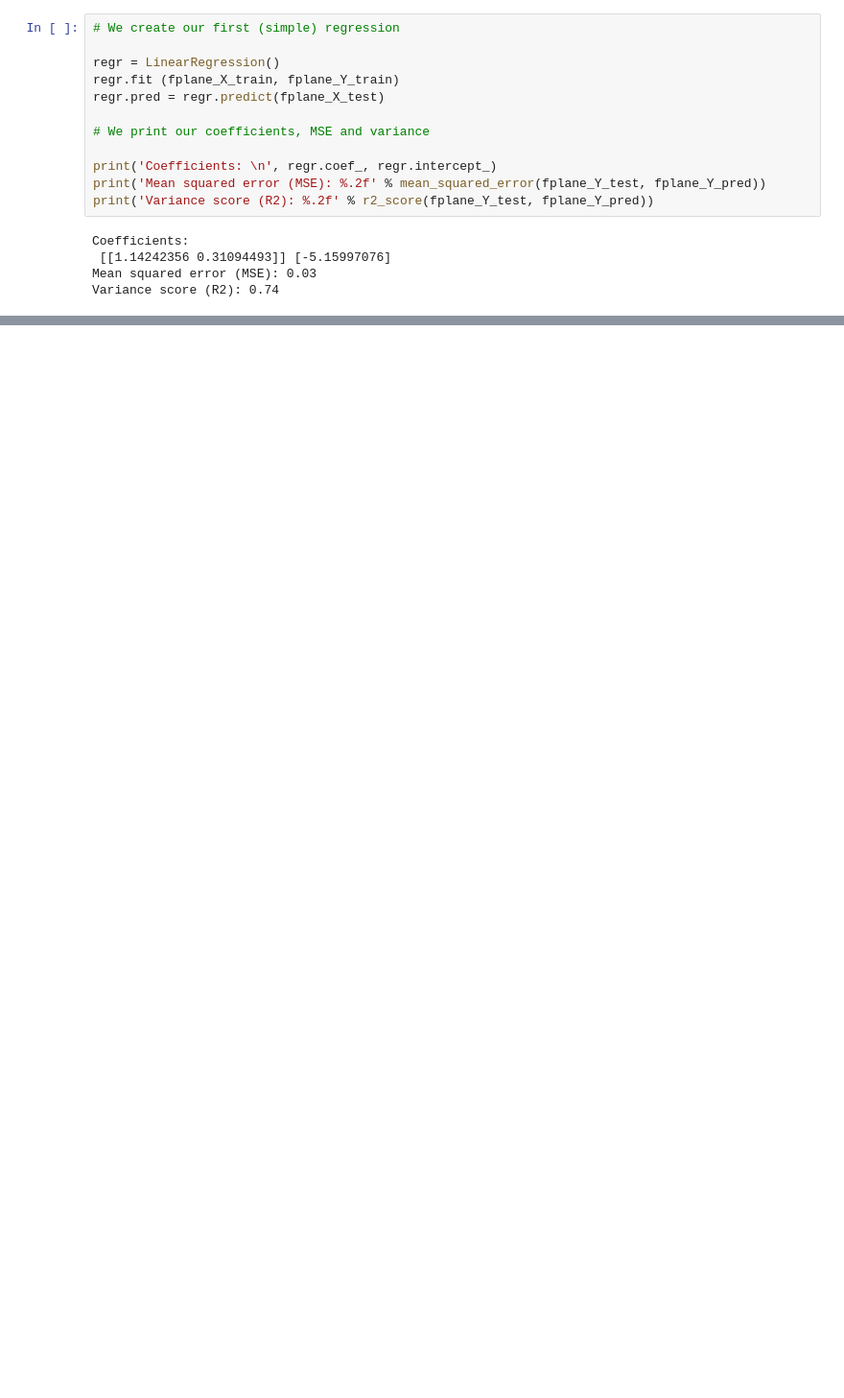
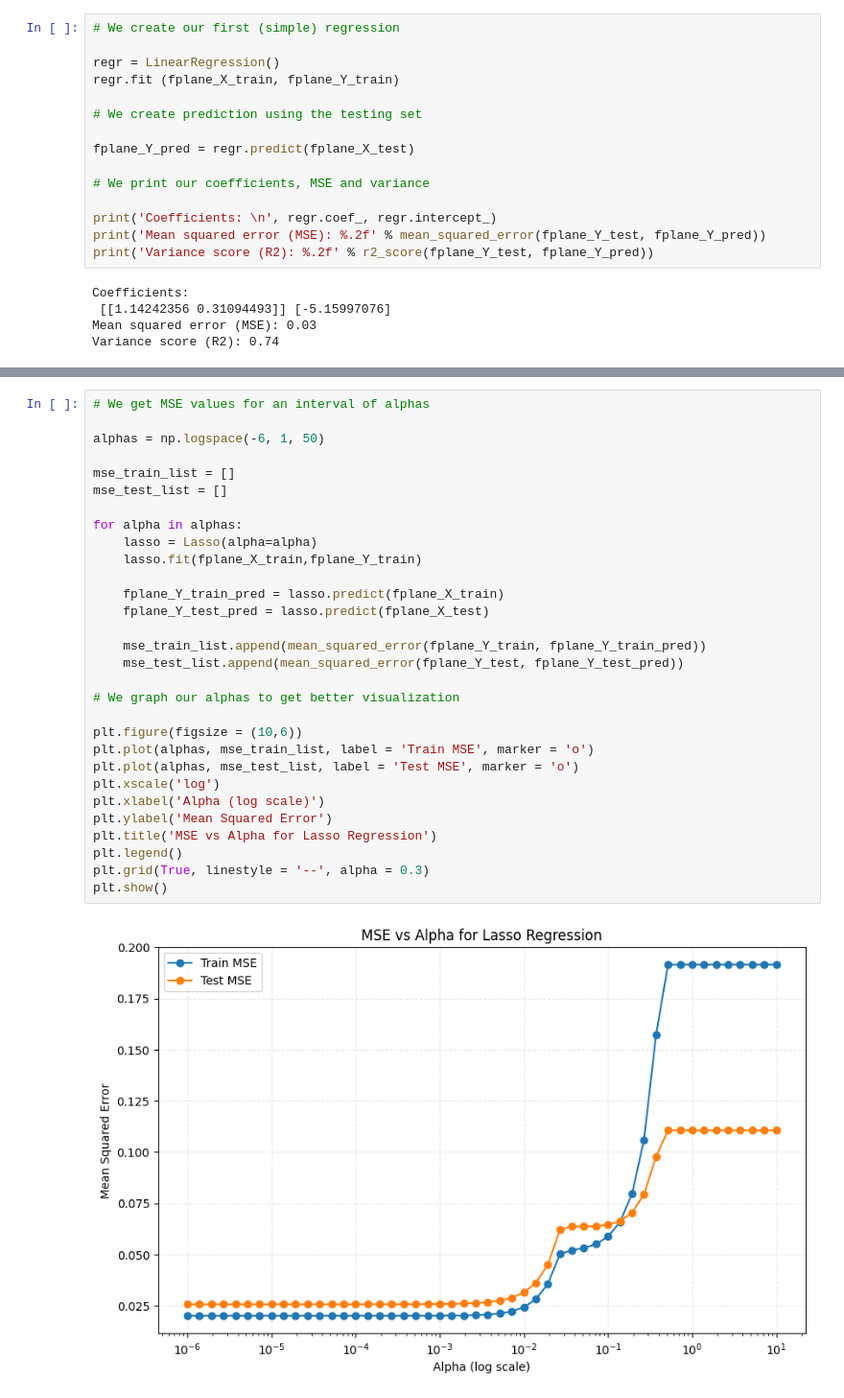
Before and after one commit to conichito/AS4501, a Jupyter notebook: Homework 1/Tarea-1.ipynb, the cells around one changed output, grey strips where cells are left out. Shown at 96% size. Cells and saved outputs as stored; diff of their text form; blank space fills up the shorter version.

```diff
--- a/Homework 1/Tarea-1.ipynb
+++ b/Homework 1/Tarea-1.ipynb
@@ -60,7 +65,10 @@ fplane_Y_pred = regr.predict(fplane_X_test)
 
 regr = LinearRegression()
 regr.fit (fplane_X_train, fplane_Y_train)
-regr.pred = regr.predict(fplane_X_test)
+
+# We create prediction using the testing set
+
+fplane_Y_pred = regr.predict(fplane_X_test)
 
 # We print our coefficients, MSE and variance
 
@@ -76,0 +209,32 @@ AAAAAAAAAAAAAAA
+# %%
+# We get MSE values for an interval of alphas
+
+alphas = np.logspace(-6, 1, 50)
+
+mse_train_list = []
+mse_test_list = []
+
+for alpha in alphas:
+    lasso = Lasso(alpha=alpha)
+    lasso.fit(fplane_X_train,fplane_Y_train)
+
+    fplane_Y_train_pred = lasso.predict(fplane_X_train)
+    fplane_Y_test_pred = lasso.predict(fplane_X_test)
+
+    mse_train_list.append(mean_squared_error(fplane_Y_train, fplane_Y_train_pred))
+    mse_test_list.append(mean_squared_error(fplane_Y_test, fplane_Y_test_pred))
+
+# We graph our alphas to get better visualization
+
+plt.figure(figsize = (10,6))
+plt.plot(alphas, mse_train_list, label = 'Train MSE', marker = 'o')
+plt.plot(alphas, mse_test_list, label = 'Test MSE', marker = 'o')
+plt.xscale('log')
+plt.xlabel('Alpha (log scale)')
+plt.ylabel('Mean Squared Error')
+plt.title('MSE vs Alpha for Lasso Regression')
+plt.legend()
+plt.grid(True, linestyle = '--', alpha = 0.3)
+plt.show()
+# %% [output]
+[figure, added]
```
Also changed, not shown: parts of 24 cells of this notebook.
